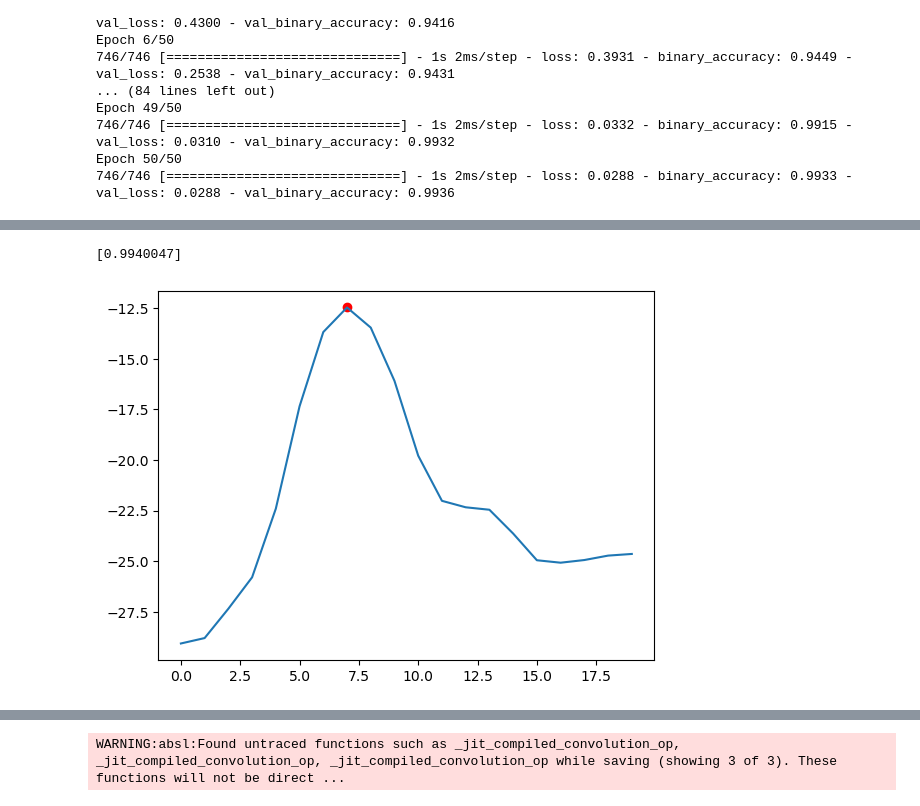
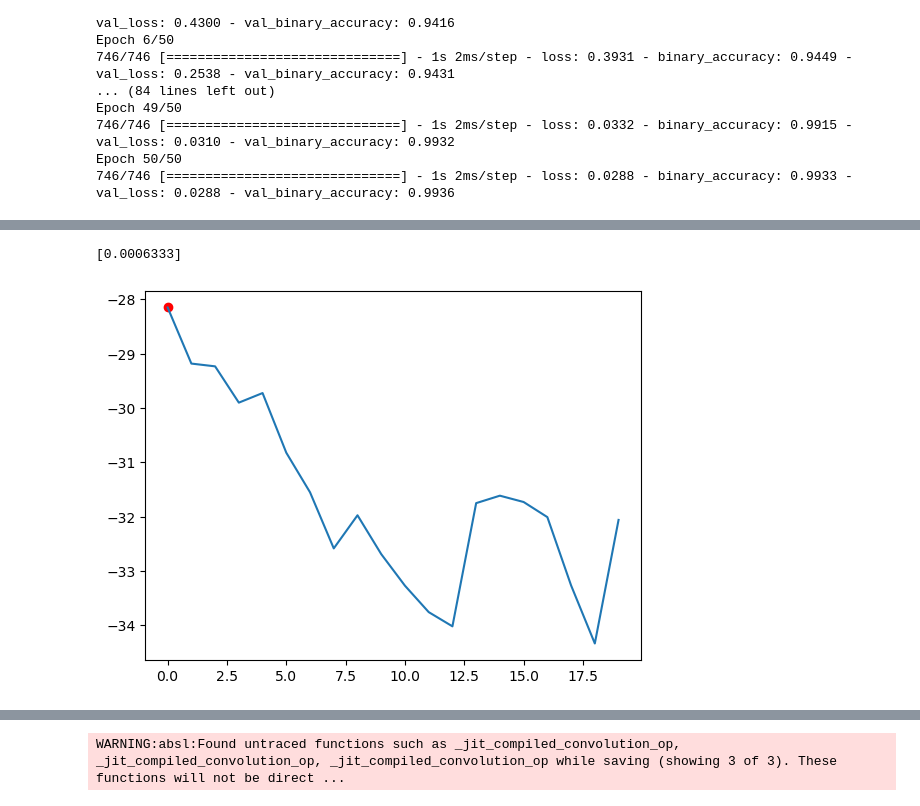
Before and after one commit to enter-opy/everest, a Jupyter notebook: train.ipynb, the cells around one changed output, grey strips where cells are left out. Cells and saved outputs as stored; diff of their text form; code cells hidden in the pictures.

```diff
--- a/train.ipynb
+++ b/train.ipynb
@@ -102,7 +102,7 @@ prediction = model.predict(X_test)
 # %%
-plt.plot(X_test[62])
-plt.scatter(np.argmax(X_test[62]), max(X_test[62]), c='r')
-print(prediction[62])
+plt.plot(X_test[60])
+plt.scatter(np.argmax(X_test[60]), max(X_test[60]), c='r')
+print(prediction[60])
 # %% [output]
-[0.9940047]
+[0.0006333]
-[figure, old version]
+[figure, new version]
```
Also changed, not shown: parts of 2 cells of this notebook, 1 other file.
